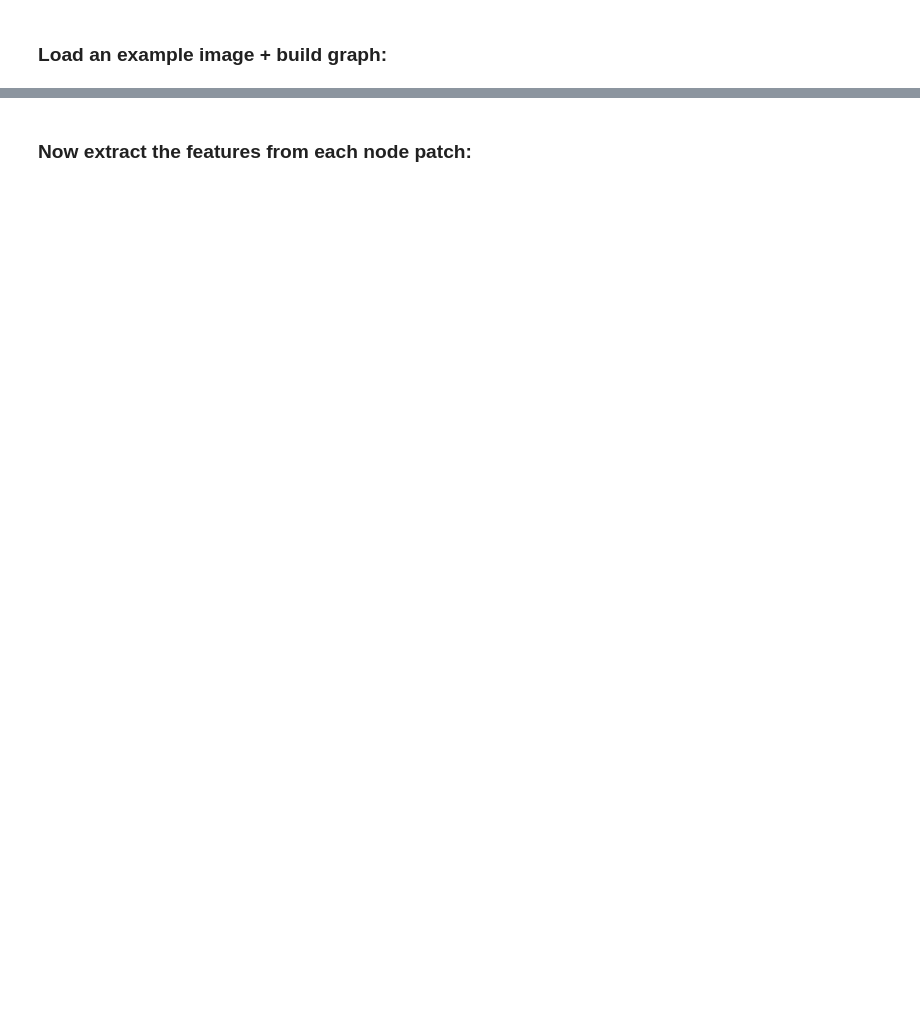
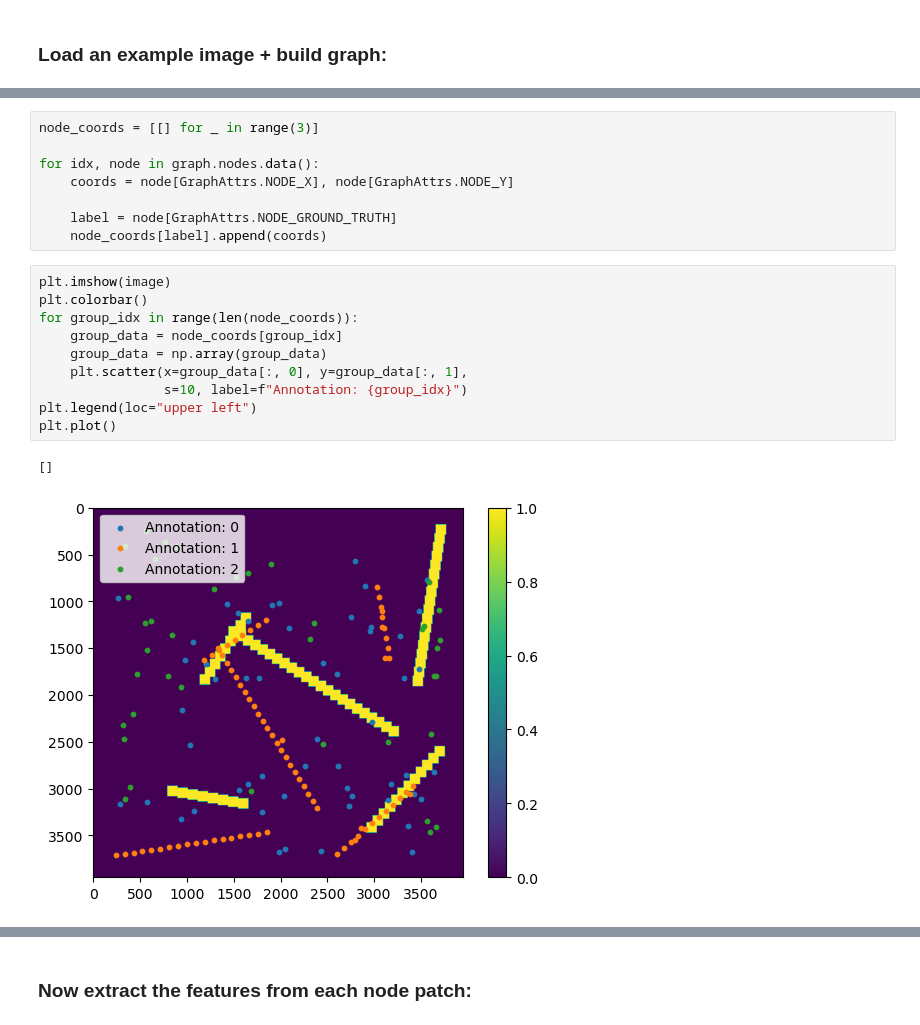
Before and after one commit to alan-turing-institute/grace, a Jupyter notebook: notebooks/optimise_graph_fake.ipynb, the cells around one changed output, grey strips where cells are left out. Saved outputs shown, nothing was run; the diff lists cells and outputs as text; blank space fills up the shorter version.

```diff
--- a/notebooks/optimise_graph_fake.ipynb
+++ b/notebooks/optimise_graph_fake.ipynb
@@ -105,0 +88,21 @@ plt.show()
+# %%
+node_coords = [[] for _ in range(3)]
+
+for idx, node in graph.nodes.data():
+    coords = node[GraphAttrs.NODE_X], node[GraphAttrs.NODE_Y]
+
+    label = node[GraphAttrs.NODE_GROUND_TRUTH]
+    node_coords[label].append(coords)
+# %%
+plt.imshow(image)
+plt.colorbar()
+for group_idx in range(len(node_coords)):
+    group_data = node_coords[group_idx]
+    group_data = np.array(group_data)
+    plt.scatter(x=group_data[:, 0], y=group_data[:, 1],
+                s=10, label=f"Annotation: {group_idx}")
+plt.legend(loc="upper left")
+plt.plot()
+# %% [output]
+[]
+[figure, added]
```
Also changed, not shown: parts of 43 cells of this notebook, 8 other files.
